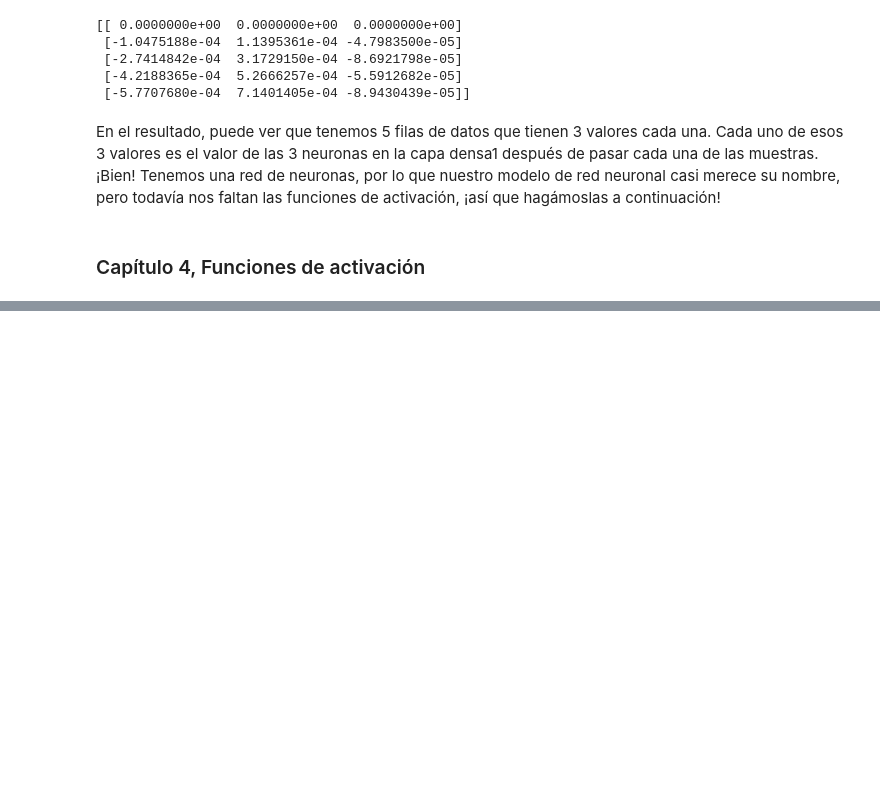
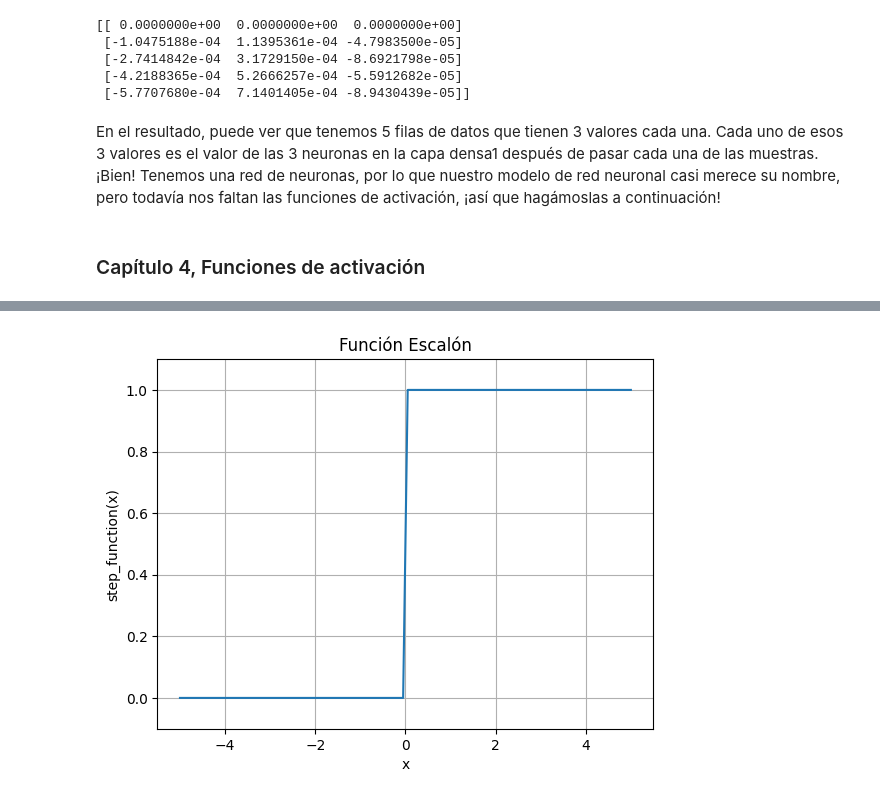
Before and after one commit to OrlandoFloresC/Perceptron_usos, a Jupyter notebook: perceptron.ipynb, the cells around one changed output, grey strips where cells are left out. Cells and saved outputs as stored; diff of their text form; code cells hidden in the pictures; blank space fills up the shorter version.

```diff
--- a/perceptron.ipynb
+++ b/perceptron.ipynb
@@ -431,0 +444,24 @@ En este capítulo, abordaremos algunas de las funciones de activación y discuti
+# %%
+import numpy as np
+import matplotlib.pyplot as plt
+
+# Definir la función escalón
+def step_function(x):
+    return np.where(x >= 0, 1, 0)  # Devuelve 1 donde x >= 0, de lo contrario, devuelve 0
+
+# Crear datos para el eje x
+x = np.linspace(-5, 5, 100)  # Genera 100 puntos entre -5 y 5
+
+# Calcular los valores de la función escalón para cada punto en x
+y = step_function(x)
+
+# Graficar la función escalón
+plt.plot(x, y)
+plt.title('Función Escalón')
+plt.xlabel('x')
+plt.ylabel('step_function(x)')
+plt.grid(True)
+plt.ylim(-0.1, 1.1)  # Establece el rango del eje y
+plt.show()
+# %% [output]
+[figure, added]
```
Also changed, not shown: parts of 15 cells of this notebook, 1 other file.
